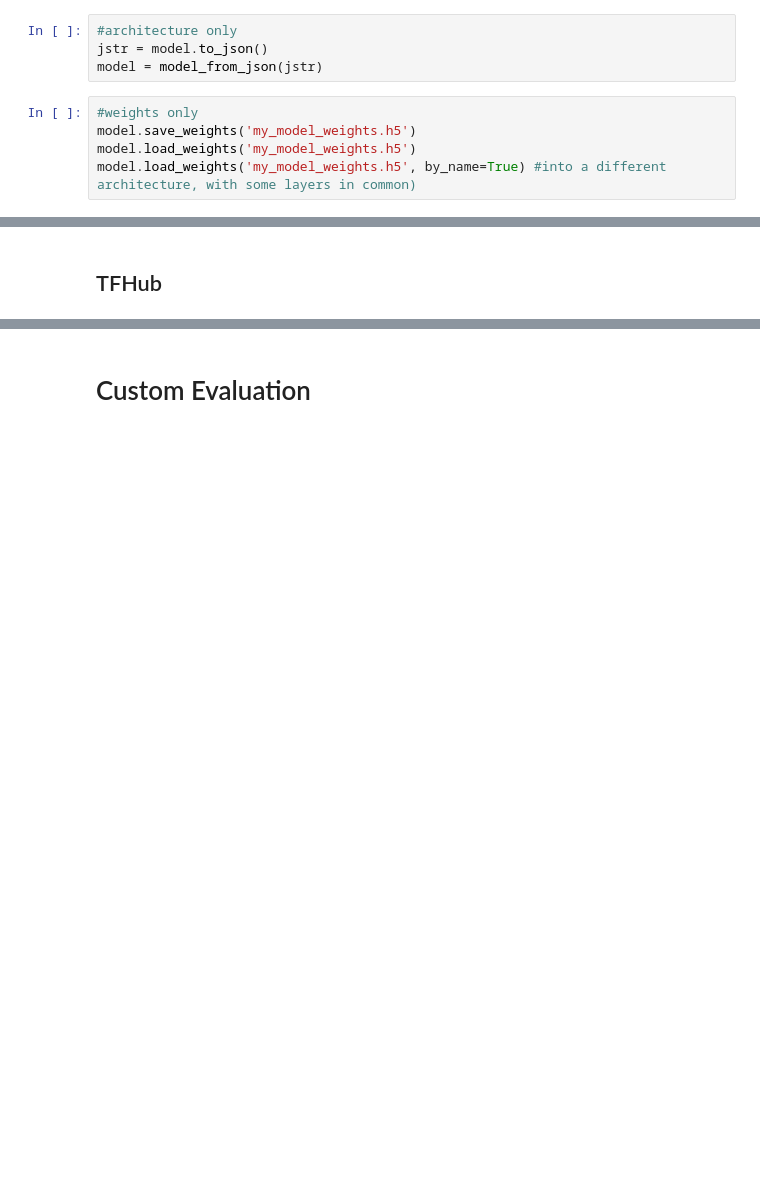
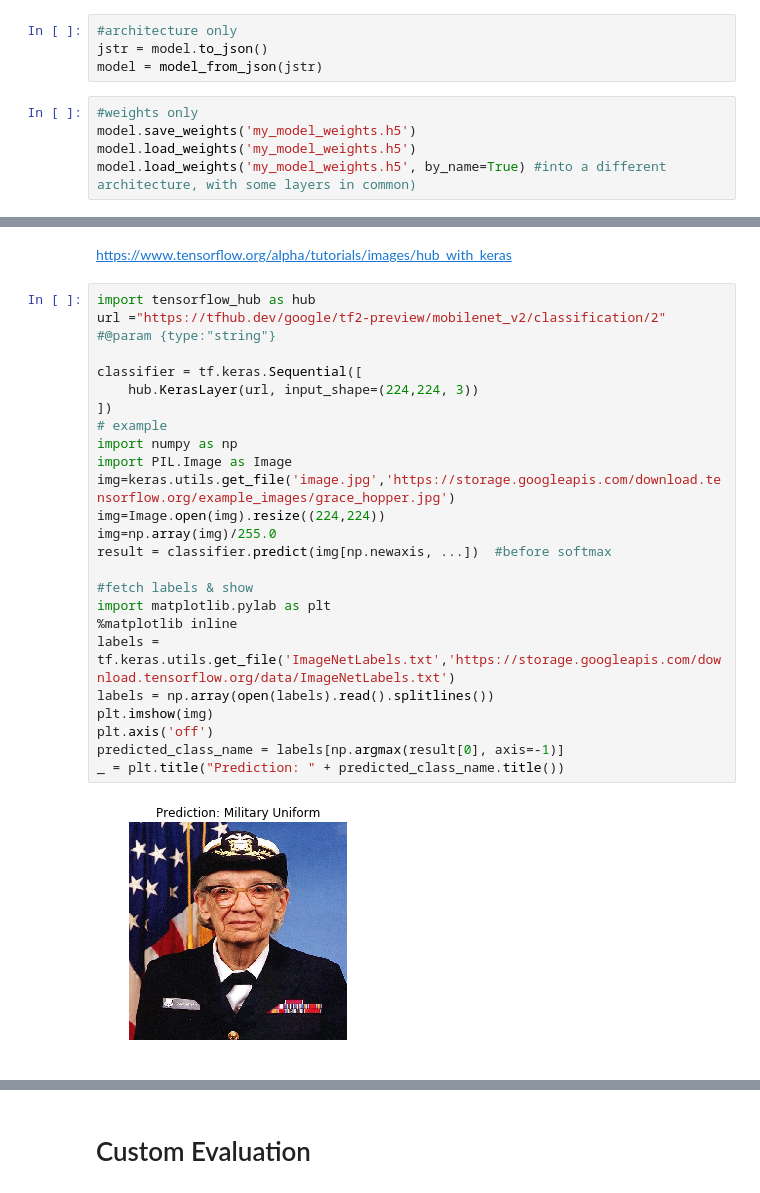
Before and after one commit to hoihui/nlp, a Jupyter notebook: tensorflow_keras.ipynb, the cells around one changed output, grey strips where cells are left out. Drawn from its saved outputs; the diff is of its cells as text; blank space fills up the shorter version.

```diff
--- a/tensorflow_keras.ipynb
+++ b/tensorflow_keras.ipynb
@@ -648,2 +749,28 @@ Downloading data from https://github.com/JonathanCMitchell/mobilenet_v2_keras/re
-# %% [markdown]
-## TFHub
+# %% [markdown]
+https://www.tensorflow.org/alpha/tutorials/images/hub_with_keras
+# %%
+import tensorflow_hub as hub
+url ="https://tfhub.dev/google/tf2-preview/mobilenet_v2/classification/2" #@param {type:"string"}
+
+classifier = tf.keras.Sequential([
+    hub.KerasLayer(url, input_shape=(224,224, 3))
+])
+# example
+import numpy as np
+import PIL.Image as Image
+img=keras.utils.get_file('image.jpg','https://storage.googleapis.com/download.tensorflow.org/example_images/grace_hopper.jpg')
+img=Image.open(img).resize((224,224))
+img=np.array(img)/255.0
+result = classifier.predict(img[np.newaxis, ...])  #before softmax
+
+#fetch labels & show
+import matplotlib.pylab as plt
+%matplotlib inline
+labels = tf.keras.utils.get_file('ImageNetLabels.txt','https://storage.googleapis.com/download.tensorflow.org/data/ImageNetLabels.txt')
+labels = np.array(open(labels).read().splitlines())
+plt.imshow(img)
+plt.axis('off')
+predicted_class_name = labels[np.argmax(result[0], axis=-1)]
+_ = plt.title("Prediction: " + predicted_class_name.title())
+# %% [output]
+[figure, added]
```
Also changed, not shown: parts of 23 cells of this notebook, 6 other files.
